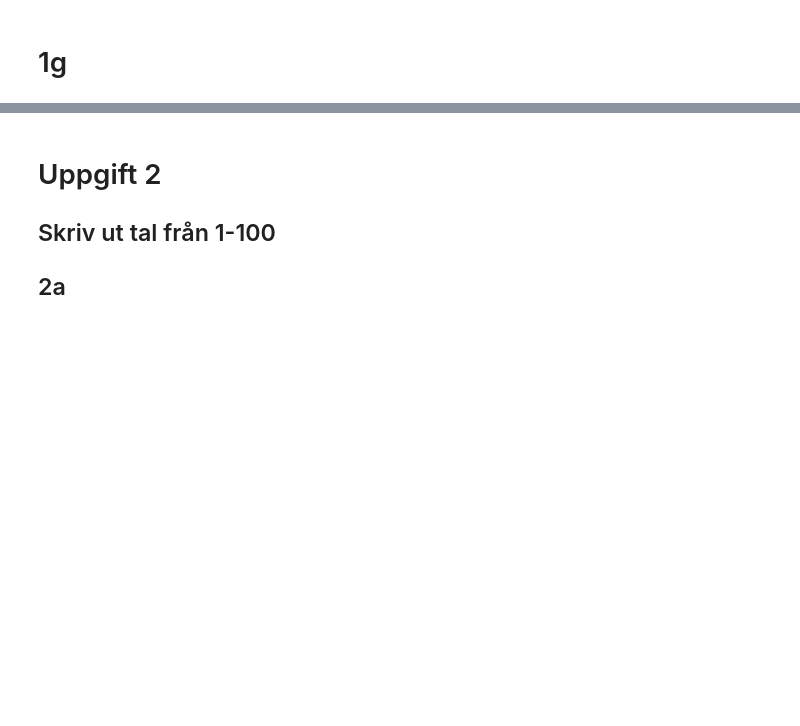
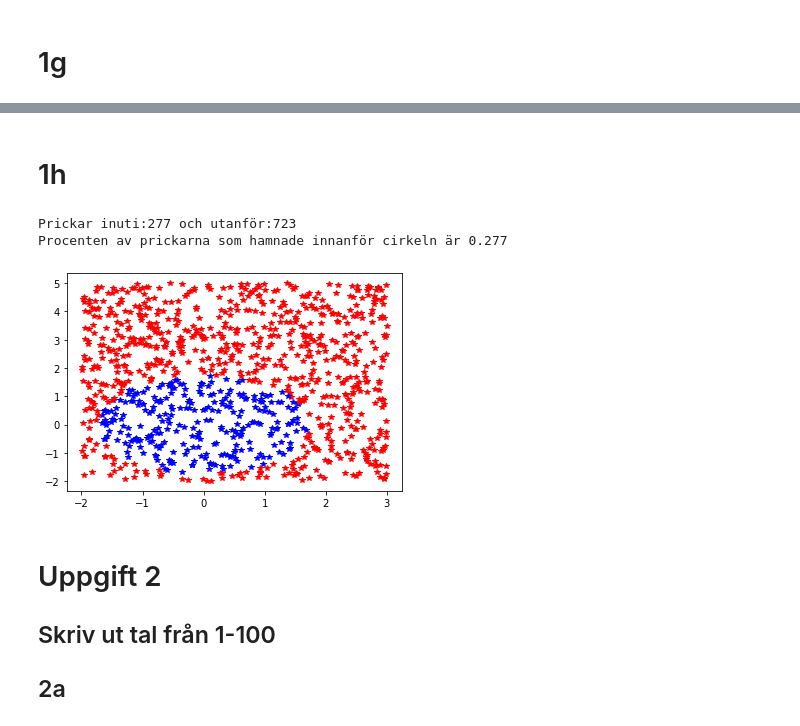
Before and after one commit to Limpan0305/linus_sundsten_TE19C, a Jupyter notebook: Programmering1/Programmeringslaboration/Uppgift1.ipynb, the cells around one changed output, grey strips where cells are left out. Cells and saved outputs as stored; diff of their text form; code cells hidden in the pictures; blank space fills up the shorter version.

```diff
--- a/Programmering1/Programmeringslaboration/Uppgift1.ipynb
+++ b/Programmering1/Programmeringslaboration/Uppgift1.ipynb
@@ -91,3 +109,30 @@ plt.show()
+# %% [markdown]
+# 1h
+# %%
+import random as rnd #Importar random eftersom jag använder det senare när jag ska slumpa flera punkter
+import matplotlib.pyplot as plt
+inne=0 #Sätter ett startvärde för en variabel så den kan ränkas senare, samma sak för raden nedanför
+ute=0
+
+for i in range(1000): #Vill upprepa det 100 gånger
+    x = rnd.uniform(-2,3) #Bestämmer intervall för prickarna i x-led
+    y = rnd.uniform(-2,3) #Bestämmer intervall för prickarna i y-led
+    if x**2+y**2 <= 3: #De punkterna som hamnar i cirkeln
+            inne+=1 #Ökar antalet med 1 varje gång if satsen inträffar
+            plt.plot(x,y, '*b') #Printa de punkter som ligger innnaför cirkeln
+    else: #Punkterna som inte hamnar i cirkeln
+            ute+=1 #Ökar antalet med 1 varje gång if satsen (else) inträffar
+            plt.plot(x,y, '*r') #Printa de punkter som ligger utanför cirkeln
+
+Procenten = inne/1000 #Får fram en procent av hur många prickar som hamnade innanför cirkeln
+
+print(f"Prickar inuti:{inne} och utanför:{ute}")
+print(f"Procenten av prickarna som hamnade innanför cirkeln är {Procenten}")
+#Ändrar man radien så förminaksas eller förstoras cirekln. Ändrar du Intervallet för x och y förstoras eller förminskas ockxå cikrlen. Du kan genom att ändra intervallet få cirkeln att bli placerad på olika ställen. Förlänger du intervallet endast upp kommer cirkeln t.ex. ligga lite under mitten och förlänger du även intervallet lite till endast höger kommer cirkeln då även ligga mer till vänster i diagrammet. Cirkeln kommer även att bli mer långsmal åt det hållet du förlänger intervallet.
+# %% [output]
+Prickar inuti:277 och utanför:723
+Procenten av prickarna som hamnade innanför cirkeln är 0.277
+[figure, added]
 # %% [markdown]
 # Uppgift 2
 ## Skriv ut tal från 1-100
```
Also changed, not shown: parts of 7 cells of this notebook.
